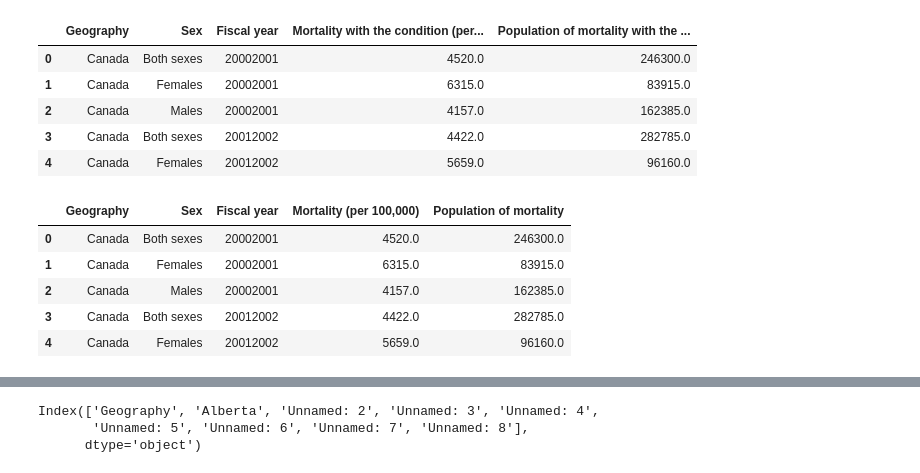
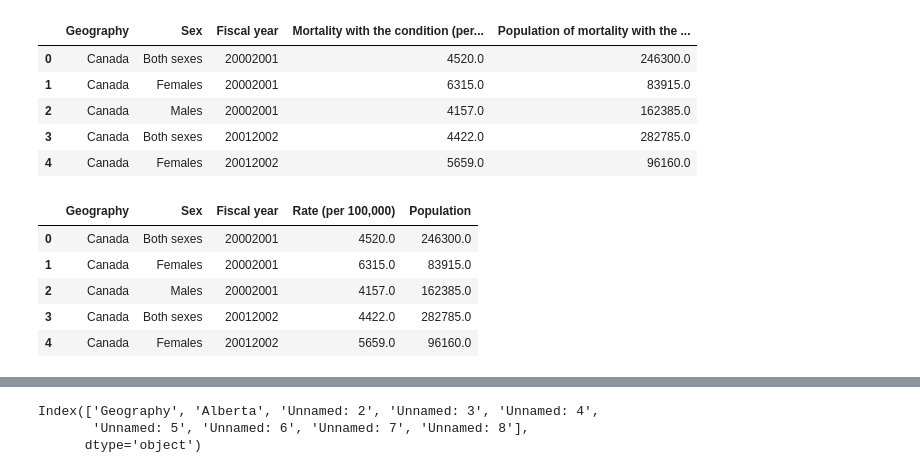
Before and after one commit to MuskanNarwal/Group-Project-3, a Jupyter notebook: Data Cleaning/.ipynb, the cells around one changed output, grey strips where cells are left out. Drawn from its saved outputs; the diff is of its cells as text; code cells hidden in the pictures.

```diff
--- a/Data Cleaning/.ipynb
+++ b/Data Cleaning/.ipynb
@@ -12,11 +12,11 @@ incidence_myocardial_path = Path("/Users/ahmedmansour/Desktop/Group-Project-3/Re
 incidence_myocardial = pd.read_csv(incidence_myocardial_path, encoding='ISO-8859-1',skiprows=1)
 # %%
-mortality_failure_path = Path("/Users/ahmedmansour/Desktop/Group-Project-3/Resources/mortality_rates/failure_mortality.csv")
+mortality_failure_path = Path("../Resources/mortality_rates/failure_mortality.csv")
 mortality_failure = pd.read_csv(mortality_failure_path, encoding='ISO-8859-1', skiprows=1)
 
-mortality_ischemic_path = Path("/Users/ahmedmansour/Desktop/Group-Project-3/Resources/mortality_rates/ischemic_mortality.csv")
+mortality_ischemic_path = Path("../Resources/mortality_rates/ischemic_mortality.csv")
 mortality_ischemic = pd.read_csv(mortality_ischemic_path, encoding='ISO-8859-1', skiprows=1)
 
-mortality_myocardial_path = Path("/Users/ahmedmansour/Desktop/Group-Project-3/Resources/mortality_rates/myocardial_mortality.csv")
+mortality_myocardial_path = Path("../Resources/mortality_rates/myocardial_mortality.csv")
 mortality_myocardial = pd.read_csv(mortality_myocardial_path, encoding='ISO-8859-1', skiprows=1)
 # %%
@@ -289,6 +358,6 @@ mortality_myocardial_cleaned.head()
 # %%
-mortality_myocardial_renamed = mortality_myocardial_cleaned.rename(columns={"Mortality with the condition (per 100,000)": "Mortality (per 100,000)", "Population of mortality with the condition": "Population of mortality"})
+mortality_myocardial_renamed = mortality_myocardial_cleaned.rename(columns={"Mortality with the condition (per 100,000)": "Rate (per 100,000)", "Population of mortality with the condition": "Population "})
 
 mortality_myocardial_renamed.head()
 # %% [output]
-|  | Geography | Sex | Fiscal year | Mortality (per 100,000) | Population of mortality |
+|  | Geography | Sex | Fiscal year | Rate (per 100,000) | Population |
```
Also changed, not shown: parts of 22 cells of this notebook, 1 other file.
